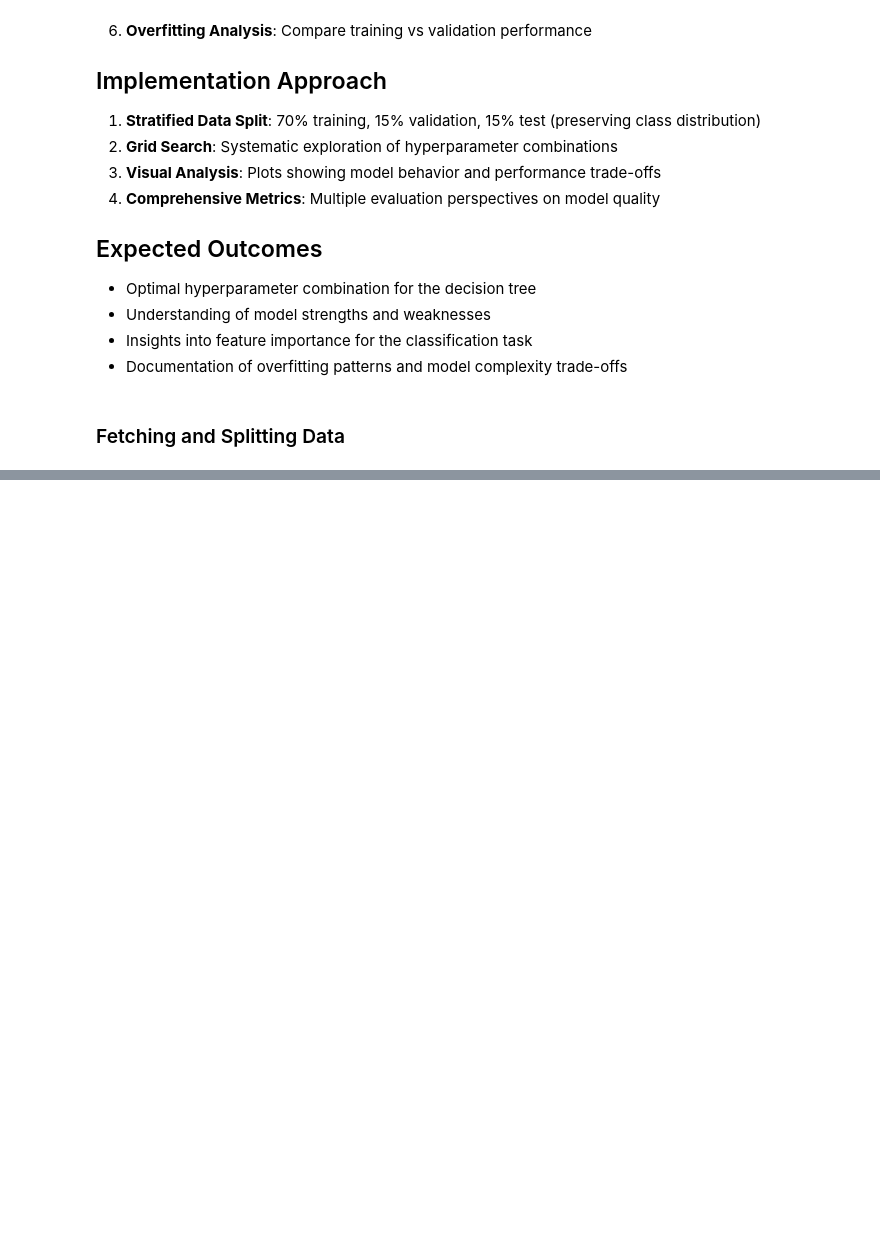
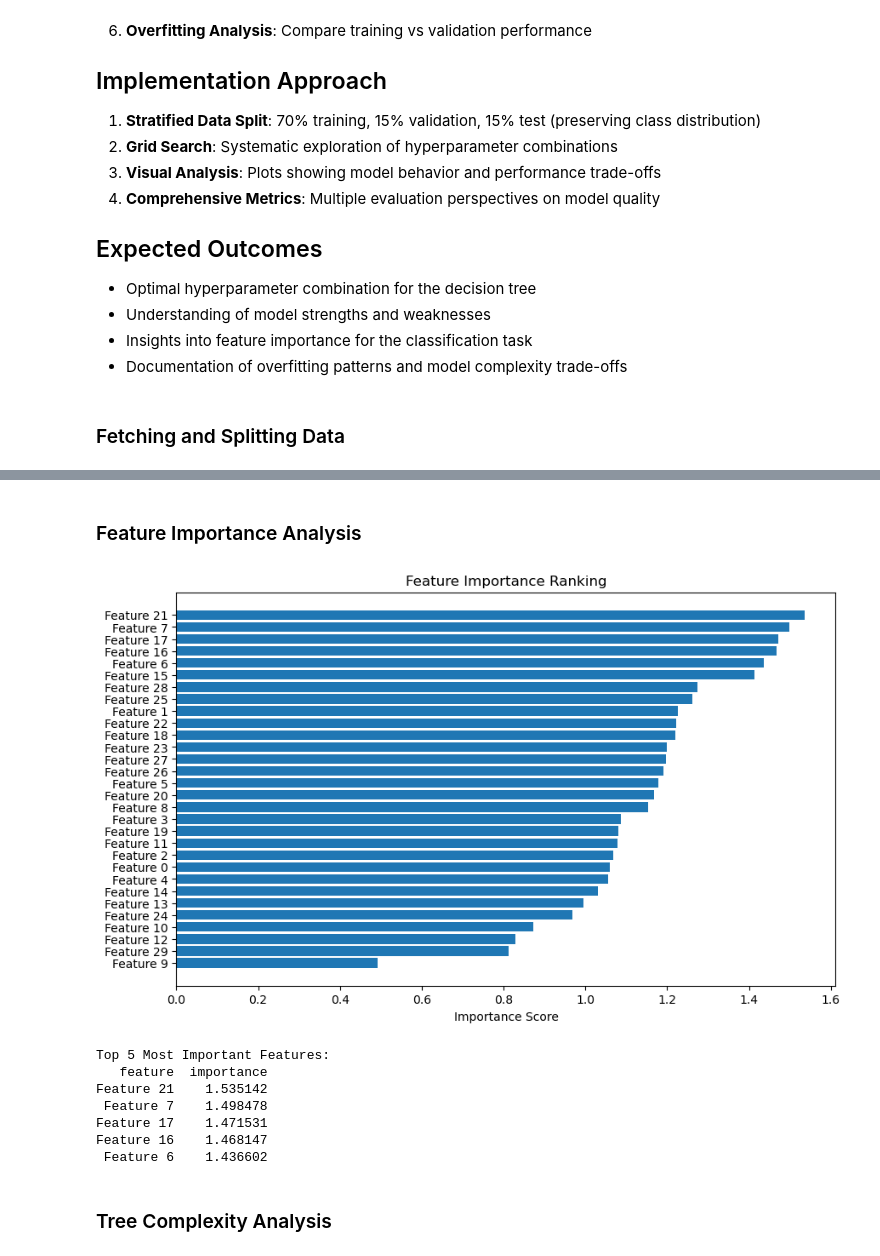
Before and after one commit to o-ronin-o/decision-trees-random-forest_from_scratch_probabilistic-classifier, a Jupyter notebook: notebooks/decision_tree_evaluation.ipynb, the cells around one changed output, grey strips where cells are left out. Saved outputs shown, nothing was run; the diff lists cells and outputs as text; code cells hidden in the pictures; blank space fills up the shorter version.

```diff
--- a/notebooks/decision_tree_evaluation.ipynb
+++ b/notebooks/decision_tree_evaluation.ipynb
@@ -94,0 +293,31 @@ NameError: name 'moew' is not defined
+# %% [markdown]
+
+### Feature Importance Analysis
+# %%
+# Get feature importance
+feature_importance_df = best_model.calculate_feature_importance()
+
+# Plot feature importance
+plt.figure(figsize=(10, 6))
+plt.barh(range(len(feature_importance_df)),
+         feature_importance_df['importance'].values)
+plt.yticks(range(len(feature_importance_df)),
+           feature_importance_df['feature'].values)
+plt.xlabel('Importance Score')
+plt.title('Feature Importance Ranking')
+plt.gca().invert_yaxis()
+plt.show()
+
+print("\nTop 5 Most Important Features:")
+print(feature_importance_df.head().to_string(index=False))
+# %% [output]
+[figure, added]
+Top 5 Most Important Features:
+   feature  importance
+Feature 21    1.535142
+ Feature 7    1.498478
+Feature 17    1.471531
+Feature 16    1.468147
+ Feature 6    1.436602
+# %% [markdown]
+### Tree Complexity Analysis
```
Also changed, not shown: parts of 14 cells of this notebook, 3 other files.
